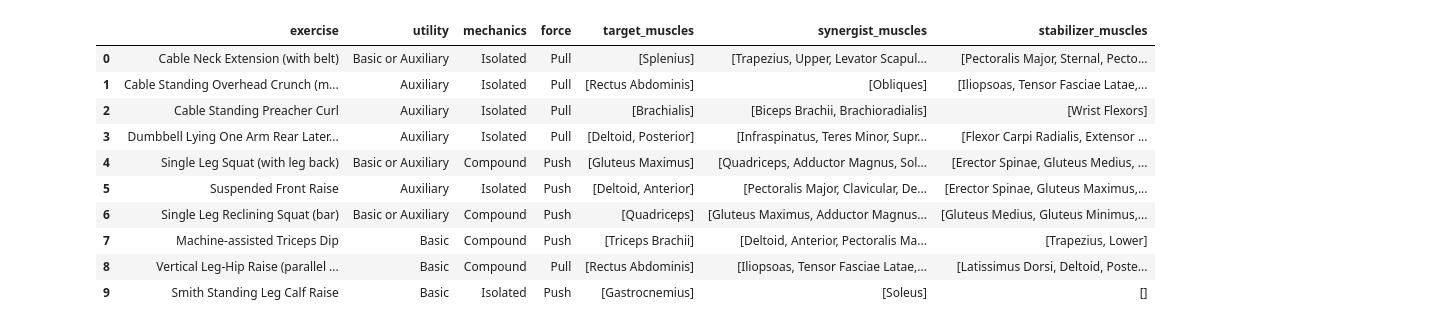
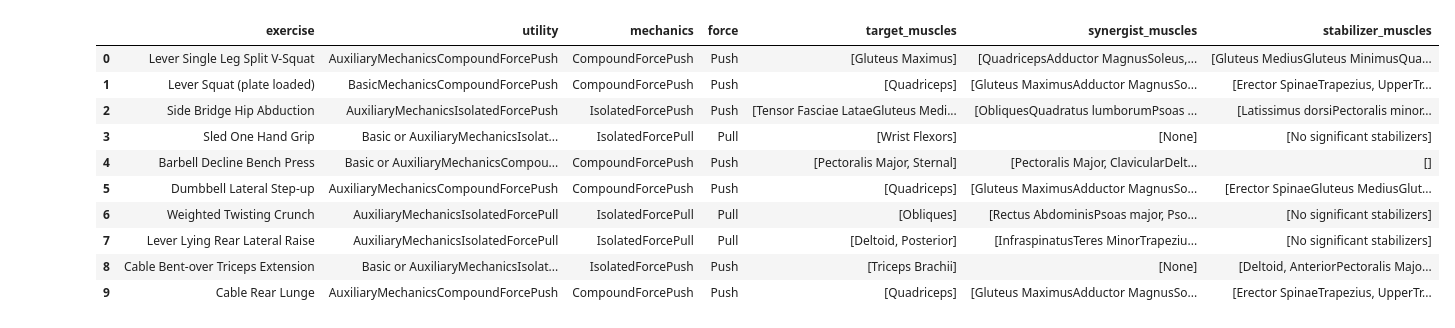
Before and after one commit to alexwholland/Workout-Planner, a Jupyter notebook: scraper.ipynb, the cells around one changed output. Saved outputs shown, nothing was run; the diff lists cells and outputs as text; code cells hidden in the pictures.

Commit message:
Updated csv, need to cross-correlate premium content exercises though

```diff
--- a/scraper.ipynb
+++ b/scraper.ipynb
@@ -119,21 +97,5 @@ def scrape_info(link, df, driver=init()):
-# %%
-with tqdm(total=len(results)) as pbar:
-    for link in results:
-        df = scrape_info(link, df)
-        pbar.update(1)
-
-df.to_csv("exrx.csv", index=False)
-# %%
-df.head(n=10)
-# %% [output]
-|  | exercise | utility | mechanics | force | target_muscles | synergist_muscles | stabilizer_muscles |
-| 0 | Cable Neck Extension (with belt) | Basic or Auxiliary | Isolated | Pull | [Splenius] | [Trapezius, Upper, Levator Scapul... | [Pectoralis Major, Sternal, Pecto... |
-| 1 | Cable Standing Overhead Crunch (m... | Auxiliary | Isolated | Pull | [Rectus Abdominis] | [Obliques] | [Iliopsoas, Tensor Fasciae Latae,... |
-| 2 | Cable Standing Preacher Curl | Auxiliary | Isolated | Pull | [Brachialis] | [Biceps Brachii, Brachioradialis] | [Wrist Flexors] |
-| 3 | Dumbbell Lying One Arm Rear Later... | Auxiliary | Isolated | Pull | [Deltoid, Posterior] | [Infraspinatus, Teres Minor, Supr... | [Flexor Carpi Radialis, Extensor ... |
-| 4 | Single Leg Squat (with leg back) | Basic or Auxiliary | Compound | Push | [Gluteus Maximus] | [Quadriceps, Adductor Magnus, Sol... | [Erector Spinae, Gluteus Medius, ... |
-| 5 | Suspended Front Raise | Auxiliary | Isolated | Push | [Deltoid, Anterior] | [Pectoralis Major, Clavicular, De... | [Erector Spinae, Gluteus Maximus,... |
-| 6 | Single Leg Reclining Squat (bar) | Basic or Auxiliary | Compound | Push | [Quadriceps] | [Gluteus Maximus, Adductor Magnus... | [Gluteus Medius, Gluteus Minimus,... |
-| 7 | Machine-assisted Triceps Dip | Basic | Compound | Push | [Triceps Brachii] | [Deltoid, Anterior, Pectoralis Ma... | [Trapezius, Lower] |
-| 8 | Vertical Leg-Hip Raise (parallel ... | Basic | Compound | Pull | [Rectus Abdominis] | [Iliopsoas, Tensor Fasciae Latae,... | [Latissimus Dorsi, Deltoid, Poste... |
-| 9 | Smith Standing Leg Calf Raise | Basic | Isolated | Push | [Gastrocnemius] | [Soleus] | [] |
+# %%
+standardized_indexes = [fix_index_prefix(link) for link in total_indexes]
+# %%
+pattern = r'https://exrx\.net/(.+)'
+links = ['https://exrx.net/' + re.search(pattern, link).group(1) for link in standardized_indexes]
@@ -139,0 +171,29 @@ df.head(n=10)
+# %%
+data_list = []
+premium_list = []
+with tqdm(total=len(standardized_indexes)) as pbar:
+    for link in links:
+        data = scrape_info(link)
+        # Exercise is either behind a pay wall or does not exist
+        if data is None or data['exercise'] == 'Premium Content':
+            premium_list.append(link)
+        else:
+            data_list.append(data)
+        pbar.update(1)
+# %%
+df = pd.DataFrame(data_list)
+df.to_csv("new_exrx.csv", index=False)
+df.head(n=10)
+pkl.dump(premium_list, open("premium_list.pkl", "wb"))
+# %% [output]
+|  | exercise | utility | mechanics | force | target_muscles | synergist_muscles | stabilizer_muscles |
+| 0 | Lever Single Leg Split V-Squat | AuxiliaryMechanicsCompoundForcePush | CompoundForcePush | Push | [Gluteus Maximus] | [QuadricepsAdductor MagnusSoleus,... | [Gluteus MediusGluteus MinimusQua... |
+| 1 | Lever Squat (plate loaded) | BasicMechanicsCompoundForcePush | CompoundForcePush | Push | [Quadriceps] | [Gluteus MaximusAdductor MagnusSo... | [Erector SpinaeTrapezius, UpperTr... |
+| 2 | Side Bridge Hip Abduction | AuxiliaryMechanicsIsolatedForcePush | IsolatedForcePush | Push | [Tensor Fasciae LataeGluteus Medi... | [ObliquesQuadratus lumborumPsoas ... | [Latissimus dorsiPectoralis minor... |
+| 3 | Sled One Hand Grip | Basic or AuxiliaryMechanicsIsolat... | IsolatedForcePull | Pull | [Wrist Flexors] | [None] | [No significant stabilizers] |
+| 4 | Barbell Decline Bench Press | Basic or AuxiliaryMechanicsCompou... | CompoundForcePush | Push | [Pectoralis Major, Sternal] | [Pectoralis Major, ClavicularDelt... | [] |
+| 5 | Dumbbell Lateral Step-up | AuxiliaryMechanicsCompoundForcePush | CompoundForcePush | Push | [Quadriceps] | [Gluteus MaximusAdductor MagnusSo... | [Erector SpinaeGluteus MediusGlut... |
+| 6 | Weighted Twisting Crunch | AuxiliaryMechanicsIsolatedForcePull | IsolatedForcePull | Pull | [Obliques] | [Rectus AbdominisPsoas major, Pso... | [No significant stabilizers] |
+| 7 | Lever Lying Rear Lateral Raise | AuxiliaryMechanicsIsolatedForcePull | IsolatedForcePull | Pull | [Deltoid, Posterior] | [InfraspinatusTeres MinorTrapeziu... | [No significant stabilizers] |
+| 8 | Cable Bent-over Triceps Extension | Basic or AuxiliaryMechanicsIsolat... | IsolatedForcePush | Push | [Triceps Brachii] | [None] | [Deltoid, AnteriorPectoralis Majo... |
+| 9 | Cable Rear Lunge | AuxiliaryMechanicsCompoundForcePush | CompoundForcePush | Push | [Quadriceps] | [Gluteus MaximusAdductor MagnusSo... | [Erector SpinaeTrapezius, UpperTr... |
```
Also changed, not shown: parts of 10 cells of this notebook, 4 other files.
